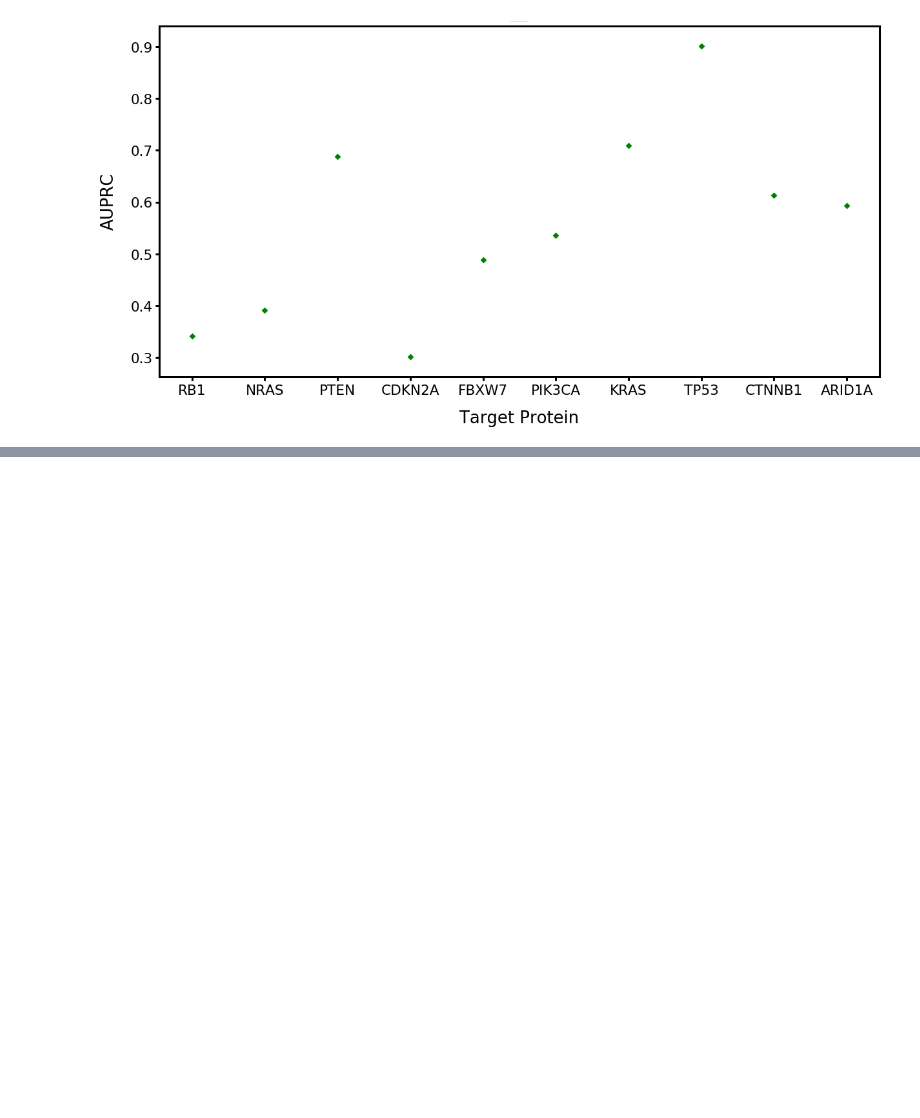
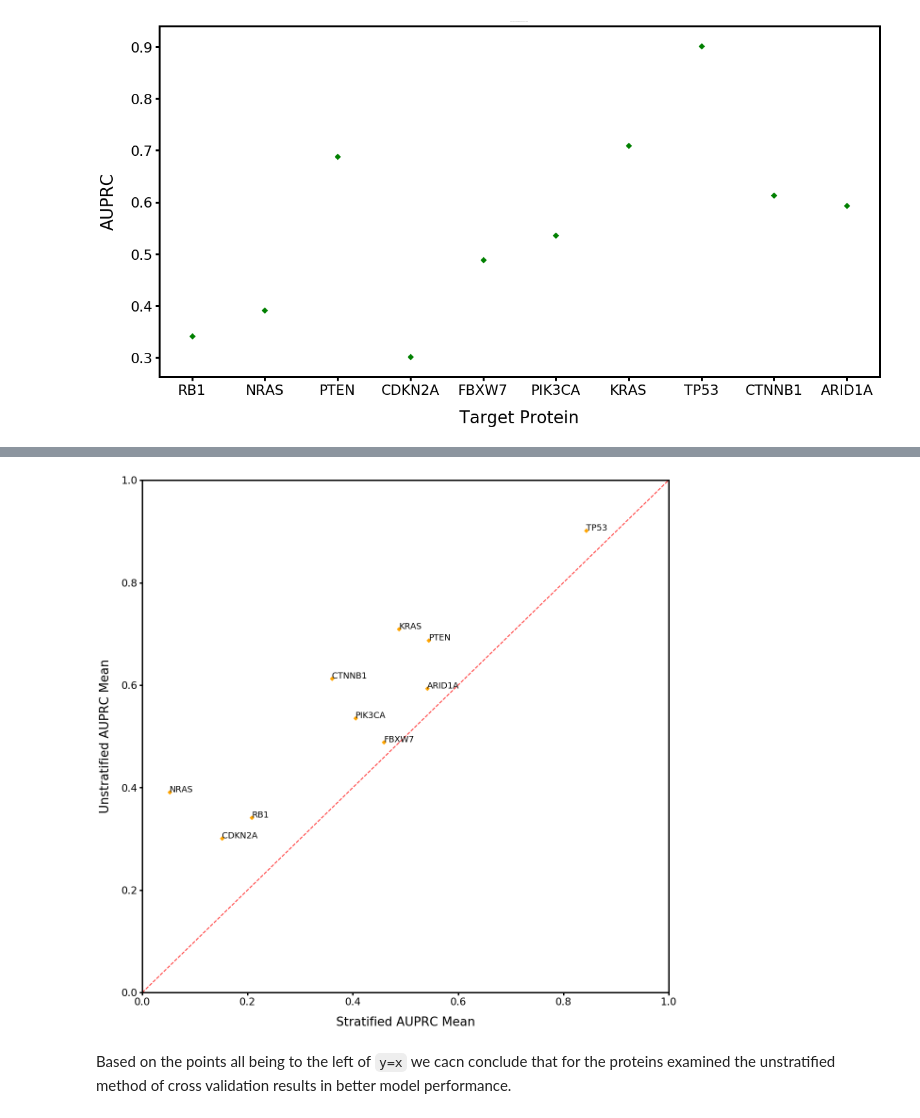
Before and after one commit to kamarulaw/Chikina-TCGA-Research, a Jupyter notebook: src/unstratified_analysis.ipynb, the cells around one changed output, grey strips where cells are left out. Drawn from its saved outputs; the diff is of its cells as text; code cells hidden in the pictures; blank space fills up the shorter version.

```diff
--- a/src/unstratified_analysis.ipynb
+++ b/src/unstratified_analysis.ipynb
@@ -75,12 +75,14 @@ for prot in more_proteins:
     # store target for training
     y = target.loc[target["features"] == prot].values # store target protein
     y = np.asarray(y.tolist()[0][1:]) # removes the protein name
+    y = y[:800] # shrink dataset
     y_prot_name = prot
 
     random_state=777
     # define kfold spit
-    kf = KFold(n_splits=5)
-    kf.get_n_splits(x)a
+    kf = KFold(n_splits=10)
+    kf.get_n_splits(x)
+    KFold(n_splits=2, random_state=None, shuffle=False)
 
     # define elasticnet classifier
     classifier = LogisticRegression(penalty="elasticnet", random_state=random_state, solver="saga", l1_ratio=.5, n_jobs=-1)
@@ -97,8 +99,9 @@ for prot in more_proteins:
     y_proba = []
 
     # train/predict
+    #fig, ax = plt.subplots()
     fig, axs = plt.subplots(1, 2, sharex='col', sharey='row',
-                        gridspec_kw={'hspace': 0.4, 'wspace': .4}, figsize=(20,10))
+                        gridspec_kw={'hspace': 0.1, 'wspace': 0}, figsize=(8,4))
     (ax1, ax2)= axs # ax1: ROC Curve; ax2: PR Curve
     for i, (train, test) in enumerate(kf.split(x, y)):
         # subset data for train/validation
@@ -110,7 +113,7 @@ for prot in more_proteins:
 
         # error
         viz = plot_roc_curve(classifier, X_test, y_test,
-                             name=y_prot_name + ' ROC fold {}'.format(i),
+                             name=y_prot_name + 'ROC fold {}'.format(i),
                              alpha=0.3, lw=1, ax=ax1)
         interp_tpr = np.interp(mean_fpr, viz.fpr, viz.tpr)
         interp_tpr[0] = 0.0
@@ -118,7 +121,7 @@ for prot in more_proteins:
         aucs.append(viz.roc_auc)
 
         viz = plot_precision_recall_curve(classifier, X_test, y_test,
-                             name=y_prot_name + ' PR Curve fold {}'.format(i),
+                             name=y_prot_name + 'PR Curve fold {}'.format(i),
                              alpha=0.3, lw=1, ax=ax2)
         y_real.append(y_test)
         y_proba.append(probas_[:, 1])
@@ -150,12 +153,14 @@ for prot in more_proteins:
     y_proba = np.concatenate(y_proba)
     precision, recall, _ = precision_recall_curve(y_real, y_proba)
     y_mean_auprs[y_prot_name] = average_precision_score(y_real, y_proba)
-    ax2.plot(recall, precision, color='b',
+    plt.plot(recall, precision, color='b',
              label=r'Precision-Recall (AUC = %0.2f)' % (average_precision_score(y_real, y_proba)),
-             lw=2, alpha=.8)
+             lw=2, alpha=.8, ax=ax2)
     ax2.set(xlim=[-0.05, 1.05], ylim=[-0.05, 1.05],
            title="Precision-Recall curve")
     ax2.set_title(y_prot_name + "Unstratified PR Curve")
+    ax2.xlabel('Recall')
+    ax2.ylabel('Precision')
     ax2.legend(loc="lower right")
     plt.show()
 # %% [output]
@@ -211,0 +221,3 @@ plt.show()
+# %%
+strat_mean_auprs = pickle.load(open( "../data/strat_mean_auprs.pkl", "rb" ))
+unstrat_mean_auprs = pickle.load(open( "../data/unstrat_mean_auprs.pkl", "rb" ))
@@ -211,0 +232,20 @@ plt.show()
+# %%
+assert(strat_mean_auprs.keys() == unstrat_mean_auprs.keys())
+strats = []
+unstrats = []
+labels = []
+for key in strat_mean_auprs.keys():
+    labels.append(key)
+    strats.append(strat_mean_auprs[key])
+    unstrats.append(unstrat_mean_auprs[key])
+fig, ax = plt.subplots(figsize=(20, 20))
+ax.plot([0, 1], [0, 1], linestyle='--', lw=2, color='r', alpha=.8)
+ax.set(xlim=[0, 1], ylim=[0, 1], xlabel="Stratified AUPRC Mean", ylabel="Unstratified AUPRC Mean")
+ax.scatter(strats, unstrats, color="orange", marker="D")
+for i, txt in enumerate(labels):
+    ax.annotate(txt, (strats[i], unstrats[i]))
+plt.show()
+# %% [output]
+[figure, added]
+# %% [markdown]
+Based on the points all being to the left of `y=x` we cacn conclude that for the proteins examined the unstratified method of cross validation results in better model performance.
```
Also changed, not shown: parts of 3 cells of this notebook, 1 other file.
